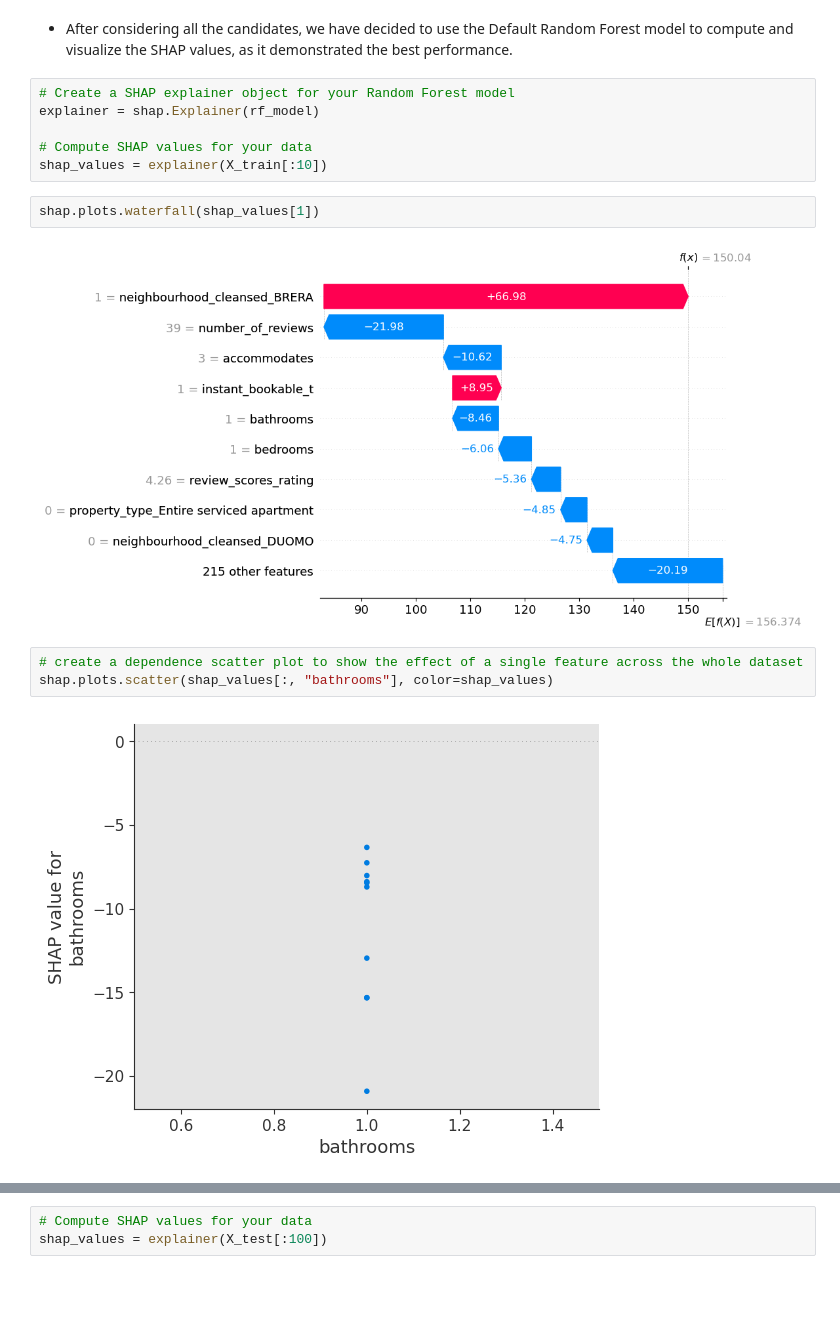
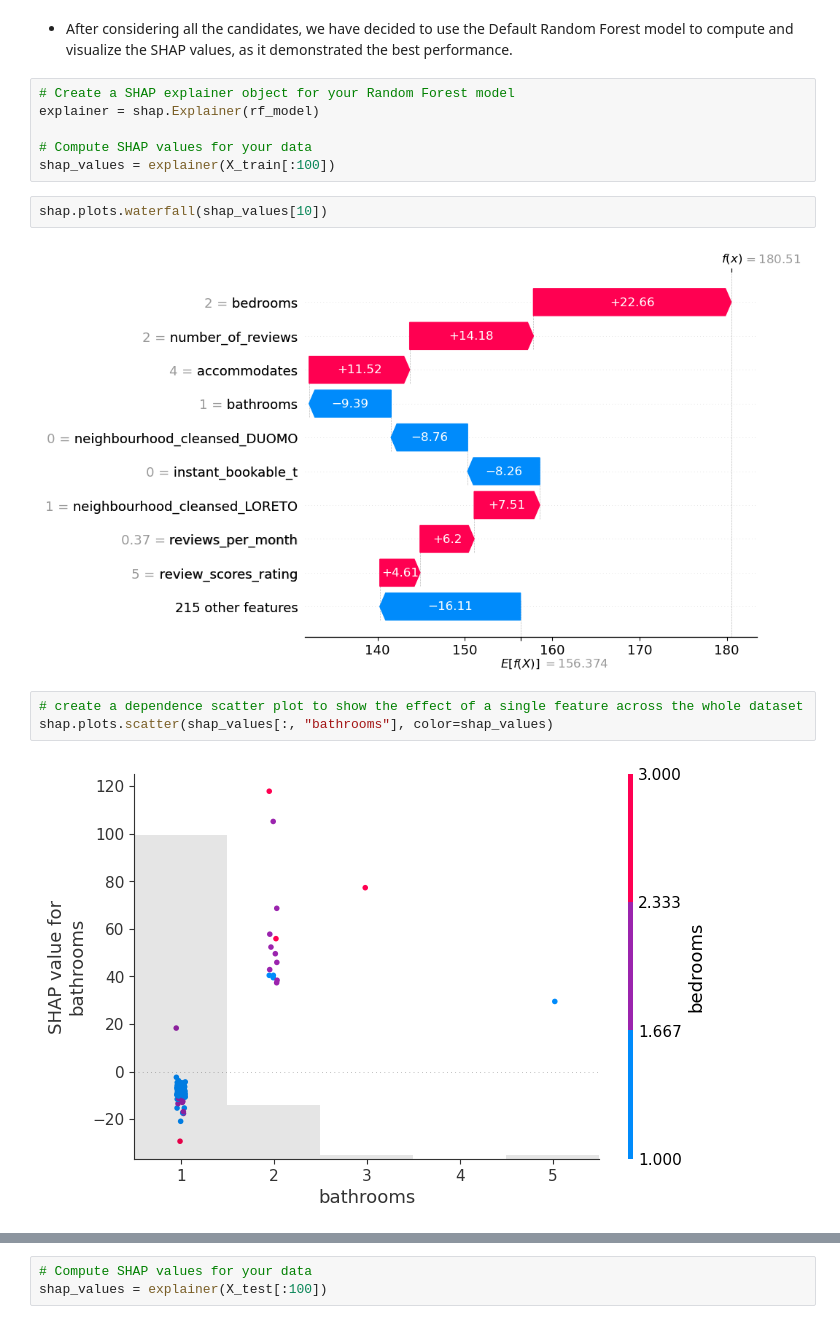
Before and after one commit to navaei-amir/DA3-phdma, a Jupyter notebook: HW2/HW2.ipynb, the cells around one changed output, grey strips where cells are left out. Saved outputs shown, nothing was run; the diff lists cells and outputs as text; blank space fills up the shorter version.

Commit message:
Running shap with 100 obs

```diff
--- a/HW2/HW2.ipynb
+++ b/HW2/HW2.ipynb
@@ -1212,16 +1212,16 @@ import shap
 explainer = shap.Explainer(rf_model)
 
 # Compute SHAP values for your data
-shap_values = explainer(X_train[:10])
+shap_values = explainer(X_train[:100])
 # %%
-shap.plots.waterfall(shap_values[1])
+shap.plots.waterfall(shap_values[10])
 # %% [output]
-[figure, old version]
+[figure, new version]
 # %%
 # create a dependence scatter plot to show the effect of a single feature across the whole dataset
 shap.plots.scatter(shap_values[:, "bathrooms"], color=shap_values)
 # %% [output]
-[figure, old version]
+[figure, new version]
 # %%
 # create a dependence scatter plot to show the effect of a single feature across the whole dataset
 shap.plots.scatter(shap_values[:, "bedrooms"], color=shap_values)
```
Also changed, not shown: parts of 8 cells of this notebook.
